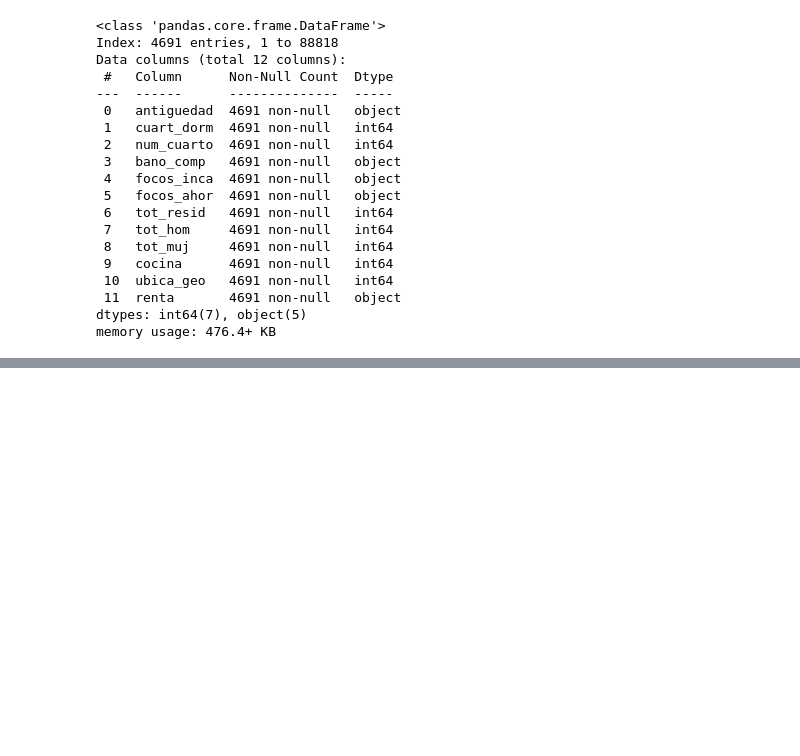
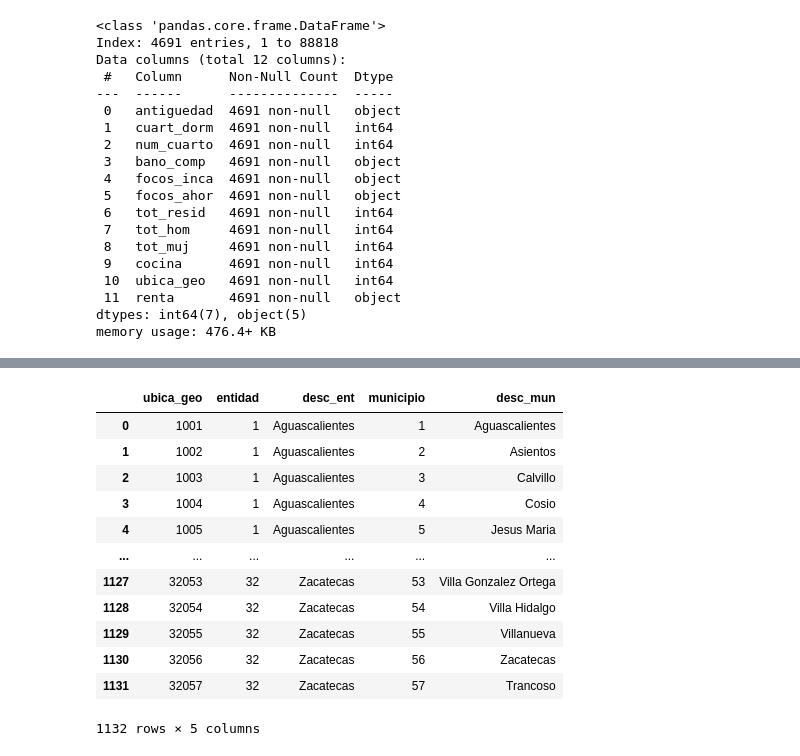
Before and after one commit to iserranoz/up_econometria, a Jupyter notebook: data_processing.ipynb, the cells around one changed output, grey strips where cells are left out. Cells and saved outputs as stored; diff of their text form; code cells hidden in the pictures; blank space fills up the shorter version.

```diff
--- a/data_processing.ipynb
+++ b/data_processing.ipynb
@@ -99,0 +112,17 @@ df.to_parquet('data_enigh.parquet')
+# %%
+df_geo = pd.read_csv('data/catalogos/ubica_geo.csv', encoding='latin-1')
+df_geo
+# %% [output]
+|  | ubica_geo | entidad | desc_ent | municipio | desc_mun |
+| 0 | 1001 | 1 | Aguascalientes | 1 | Aguascalientes |
+| 1 | 1002 | 1 | Aguascalientes | 2 | Asientos |
+| 2 | 1003 | 1 | Aguascalientes | 3 | Calvillo |
+| 3 | 1004 | 1 | Aguascalientes | 4 | Cosio |
+| 4 | 1005 | 1 | Aguascalientes | 5 | Jesus Maria |
+| ... | ... | ... | ... | ... | ... |
+| 1127 | 32053 | 32 | Zacatecas | 53 | Villa Gonzalez Ortega |
+| 1128 | 32054 | 32 | Zacatecas | 54 | Villa Hidalgo |
+| 1129 | 32055 | 32 | Zacatecas | 55 | Villanueva |
+| 1130 | 32056 | 32 | Zacatecas | 56 | Zacatecas |
+| 1131 | 32057 | 32 | Zacatecas | 57 | Trancoso |
+1132 rows × 5 columns
```
Also changed, not shown: parts of 9 cells of this notebook, 2 other files.
